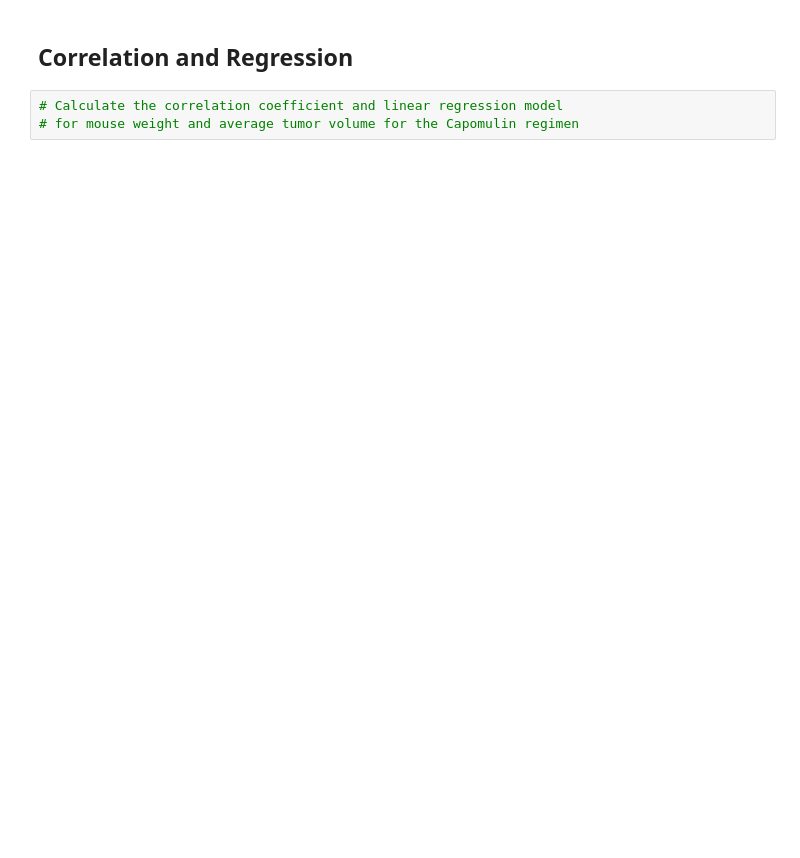
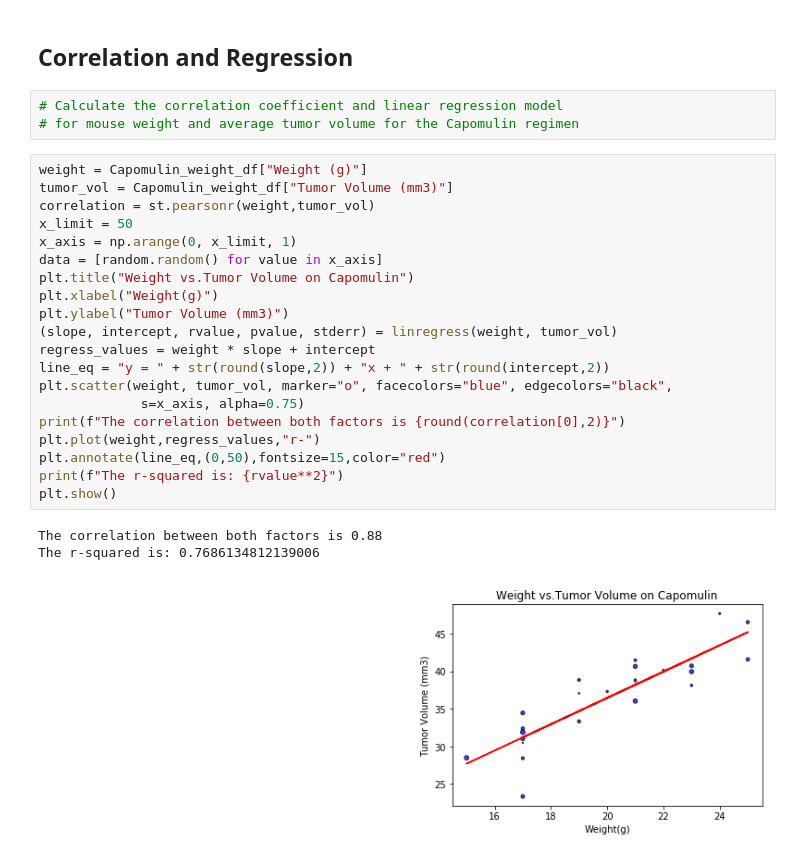
Before and after one commit to kvereda/Matplotlib-challenge, a Jupyter notebook: pymaceuticals_starter.ipynb, the cells around one changed output. Drawn from its saved outputs; the diff is of its cells as text; blank space fills up the shorter version.

Commit message:
line reg and correlation

```diff
--- a/pymaceuticals_starter.ipynb
+++ b/pymaceuticals_starter.ipynb
@@ -628,3 +631,27 @@ plt.show()
 # %%
 # Calculate the correlation coefficient and linear regression model
 # for mouse weight and average tumor volume for the Capomulin regimen
+# %%
+weight = Capomulin_weight_df["Weight (g)"]
+tumor_vol = Capomulin_weight_df["Tumor Volume (mm3)"]
+correlation = st.pearsonr(weight,tumor_vol)
+x_limit = 50
+x_axis = np.arange(0, x_limit, 1)
+data = [random.random() for value in x_axis]
+plt.title("Weight vs.Tumor Volume on Capomulin")
+plt.xlabel("Weight(g)")
+plt.ylabel("Tumor Volume (mm3)")
+(slope, intercept, rvalue, pvalue, stderr) = linregress(weight, tumor_vol)
+regress_values = weight * slope + intercept
+line_eq = "y = " + str(round(slope,2)) + "x + " + str(round(intercept,2))
+plt.scatter(weight, tumor_vol, marker="o", facecolors="blue", edgecolors="black",
+             s=x_axis, alpha=0.75)
+print(f"The correlation between both factors is {round(correlation[0],2)}")
+plt.plot(weight,regress_values,"r-")
+plt.annotate(line_eq,(0,50),fontsize=15,color="red")
+print(f"The r-squared is: {rvalue**2}")
+plt.show()
+# %% [output]
+The correlation between both factors is 0.88
+The r-squared is: 0.7686134812139006
+[figure, added]
```
Also changed, not shown: parts of 2 cells of this notebook.
